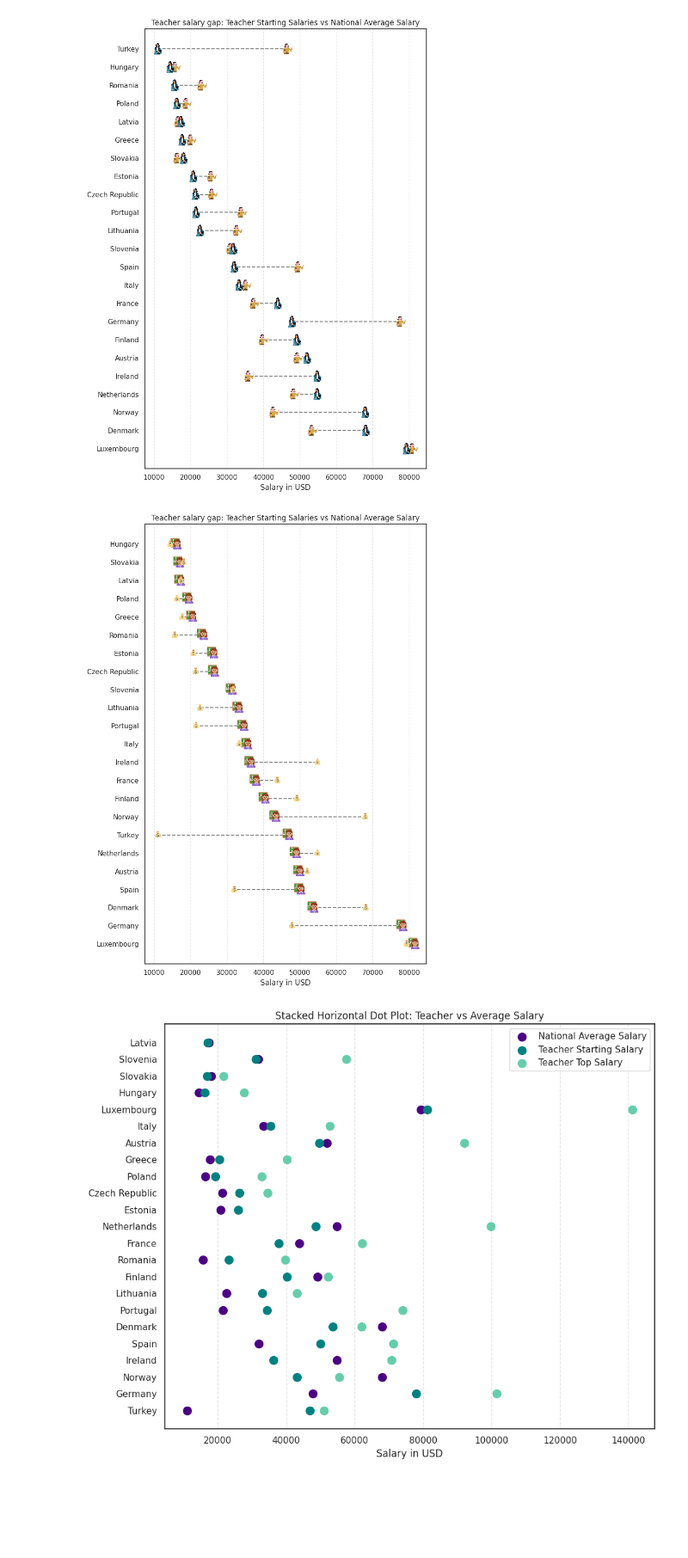
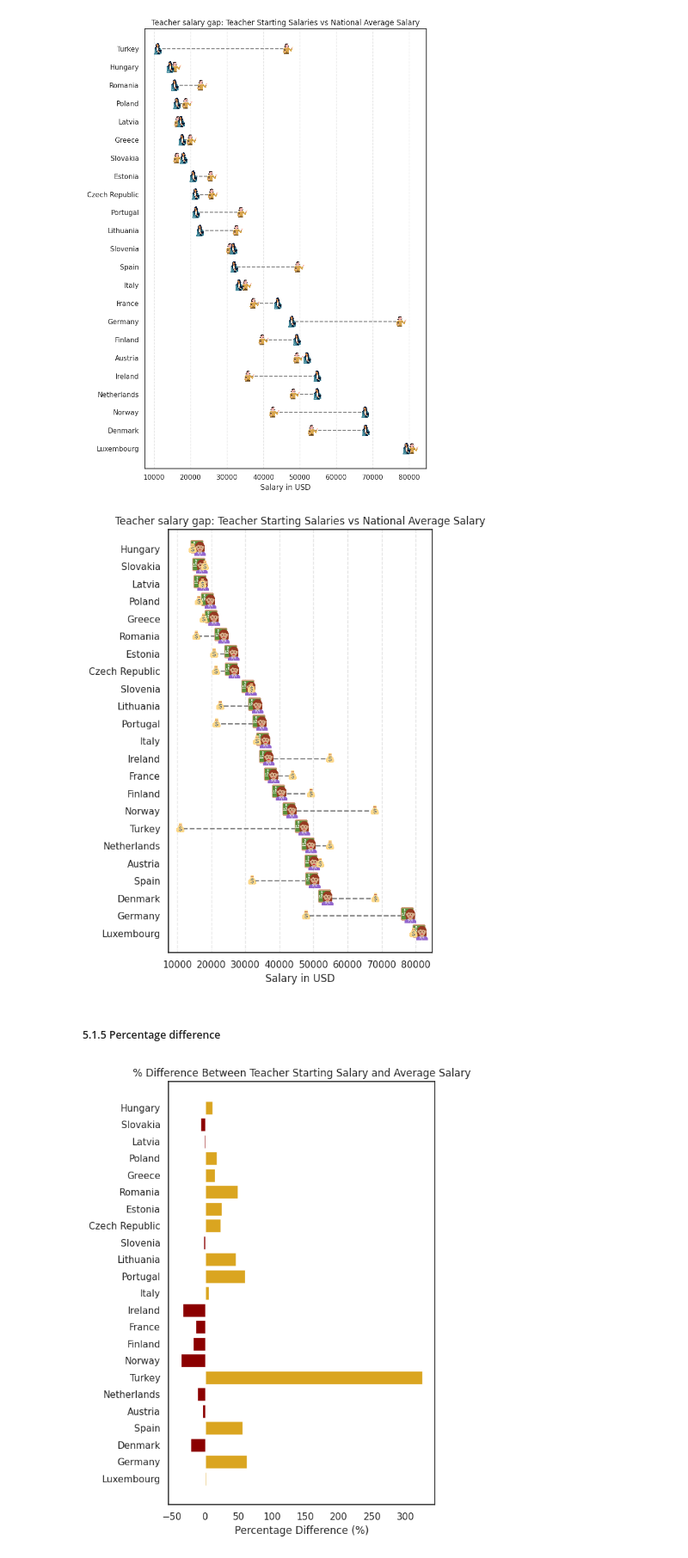
Before and after one commit to BeejalP/teachersalaries, a Jupyter notebook: my_project.ipynb, the cells around one changed output. Shown at 86% size. Cells and saved outputs as stored; diff of their text form; code cells hidden in the pictures; blank space fills up the shorter version.

```diff
--- a/my_project.ipynb
+++ b/my_project.ipynb
@@ -1911,7 +1918,7 @@ def get_marker_image(image_path, zoom=0.1):
     return OffsetImage(plt.imread(image_path), zoom=zoom)
 
 # Create the plot
-fig, ax = plt.subplots(figsize=(8, 11))
+fig, ax = plt.subplots(figsize=(6, 8))
 
 # Loop through data and plot points with images for the markers
 for i in range(len(salaries)):
@@ -1945,22 +1952,27 @@ plt.savefig("salary_lollipop_by_teacher_salary.png")
 # Show the plot
 plt.show()
 # %% [output]
-[figure, old version]
+[figure, new version]
-# %%
-fig, ax = plt.subplots(figsize=(10, 8))
-
-ax.scatter(salaries["Annual_Salary_2022"], y, color="indigo", label="National Average Salary", s=100)
-ax.scatter(salaries["lower_secondary_starting"], y, color="teal", label="Teacher Starting Salary", s=100)
-ax.scatter(salaries["lower_secondary_top"], y, color="mediumaquamarine", label="Teacher Top Salary", s=100)
-
-ax.set_yticks(y)
-ax.set_yticklabels(salaries["Country"])
-ax.set_xlabel("Salary in USD")
-ax.set_title("Stacked Horizontal Dot Plot: Teacher vs Average Salary")
-ax.legend()
-ax.grid(axis='x', linestyle="--", alpha=0.5)
-
-plt.tight_layout()
-plt.show()
-# %% [output]
-[figure, removed]
+# %% [markdown]
+##### 5.1.5 Percentage difference
+# %%
+# Sort by the teacher starting salary
+salaries = salaries.sort_values(by="lower_secondary_starting", ascending=False)
+
+# Assuming 'salaries' DataFrame exists with 'Country' and 'percentage_difference' columns
+colors = ['goldenrod' if x > 0 else 'darkred' for x in salaries['percentage_difference']]
+
+# Plotting the bar chart
+plt.figure(figsize=(6, 8))
+plt.barh(salaries['Country'], salaries['percentage_difference'], color=colors)
+
+# Adding labels and title
+plt.xlabel('Percentage Difference (%)')
+plt.ylabel('')
+plt.title('% Difference Between Teacher Starting Salary and Average Salary')
+plt.tight_layout()
+
+# Show the plot
+plt.show()
+# %% [output]
+[figure, added]
```
Also changed, not shown: parts of 11 cells of this notebook, 3 other files.
